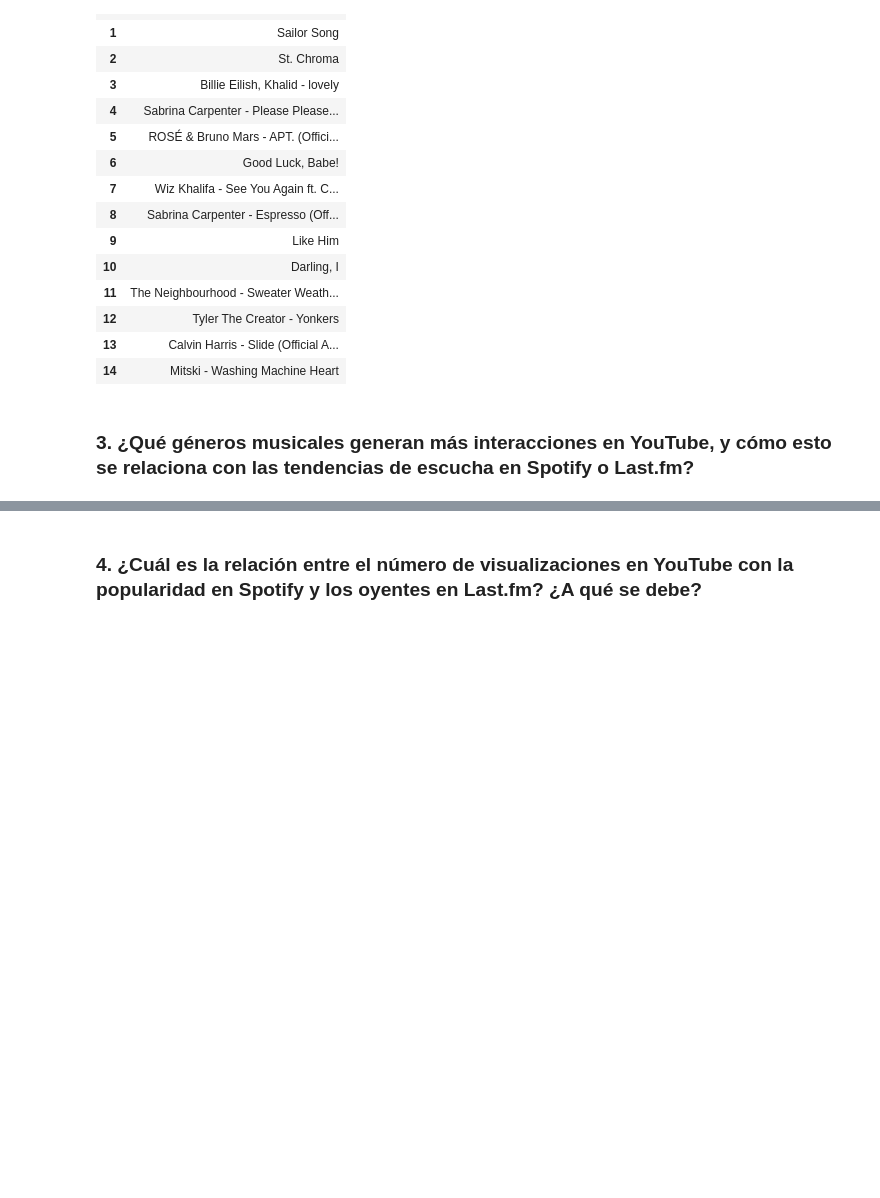
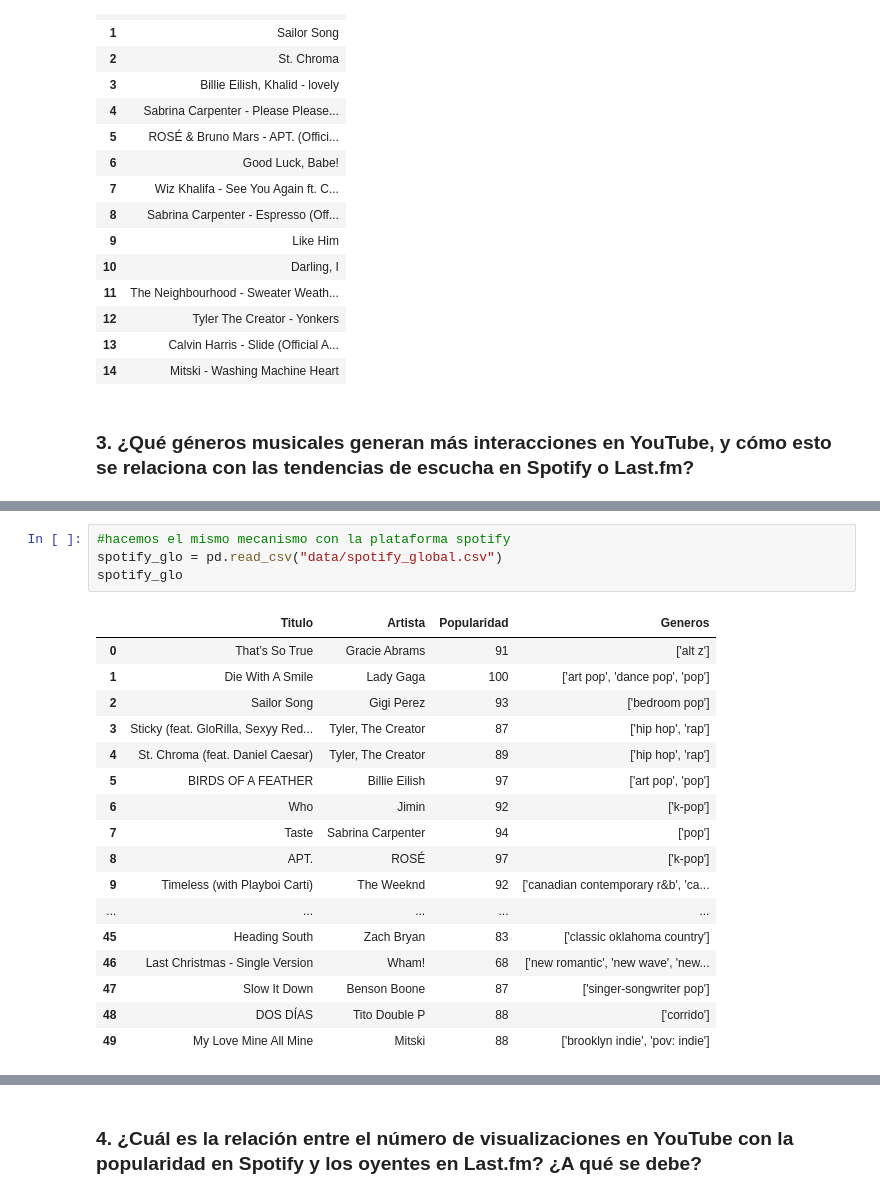
Before and after one commit to wattmoox/Proyecto_Data_Sience, a Jupyter notebook: main.ipynb, the cells around one changed output, grey strips where cells are left out. Drawn from its saved outputs; the diff is of its cells as text; blank space fills up the shorter version.

```diff
--- a/main.ipynb
+++ b/main.ipynb
@@ -252,0 +361,22 @@ merged_genres.head()
+# %%
+#hacemos el mismo mecanismo con la plataforma spotify
+spotify_glo = pd.read_csv("data/spotify_global.csv")
+spotify_glo
+# %% [output]
+|  | Titulo | Artista | Popularidad | Generos |
+| 0 | That’s So True | Gracie Abrams | 91 | ['alt z'] |
+| 1 | Die With A Smile | Lady Gaga | 100 | ['art pop', 'dance pop', 'pop'] |
+| 2 | Sailor Song | Gigi Perez | 93 | ['bedroom pop'] |
+| 3 | Sticky (feat. GloRilla, Sexyy Red... | Tyler, The Creator | 87 | ['hip hop', 'rap'] |
+| 4 | St. Chroma (feat. Daniel Caesar) | Tyler, The Creator | 89 | ['hip hop', 'rap'] |
+| 5 | BIRDS OF A FEATHER | Billie Eilish | 97 | ['art pop', 'pop'] |
+| 6 | Who | Jimin | 92 | ['k-pop'] |
+| 7 | Taste | Sabrina Carpenter | 94 | ['pop'] |
+| 8 | APT. | ROSÉ | 97 | ['k-pop'] |
+| 9 | Timeless (with Playboi Carti) | The Weeknd | 92 | ['canadian contemporary r&b', 'ca... |
+| ... | ... | ... | ... | ... |
+| 45 | Heading South | Zach Bryan | 83 | ['classic oklahoma country'] |
+| 46 | Last Christmas - Single Version | Wham! | 68 | ['new romantic', 'new wave', 'new... |
+| 47 | Slow It Down | Benson Boone | 87 | ['singer-songwriter pop'] |
+| 48 | DOS DÍAS | Tito Double P | 88 | ['corrido'] |
+| 49 | My Love Mine All Mine | Mitski | 88 | ['brooklyn indie', 'pov: indie'] |
```
Also changed, not shown: parts of 39 cells of this notebook, 5 other files.
